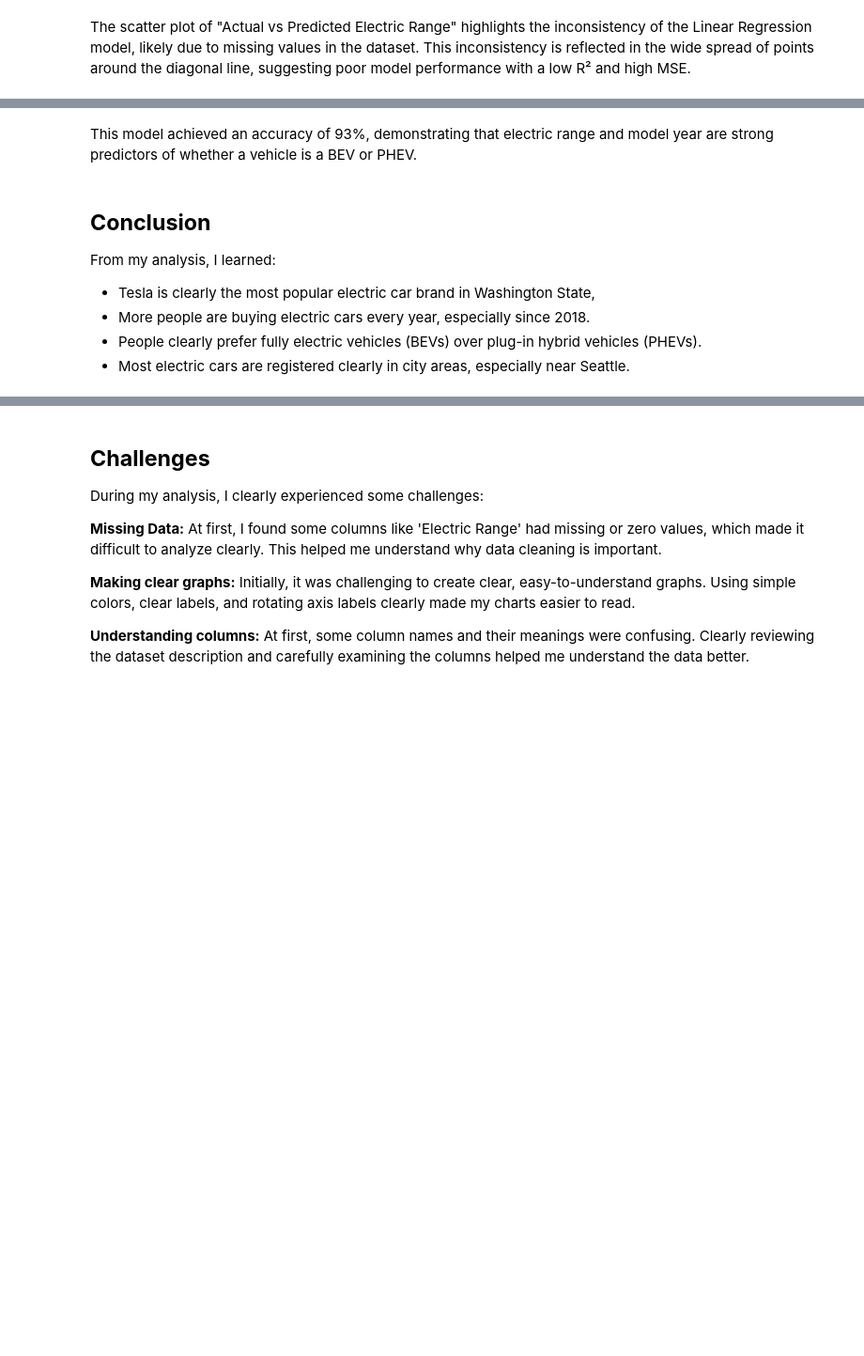
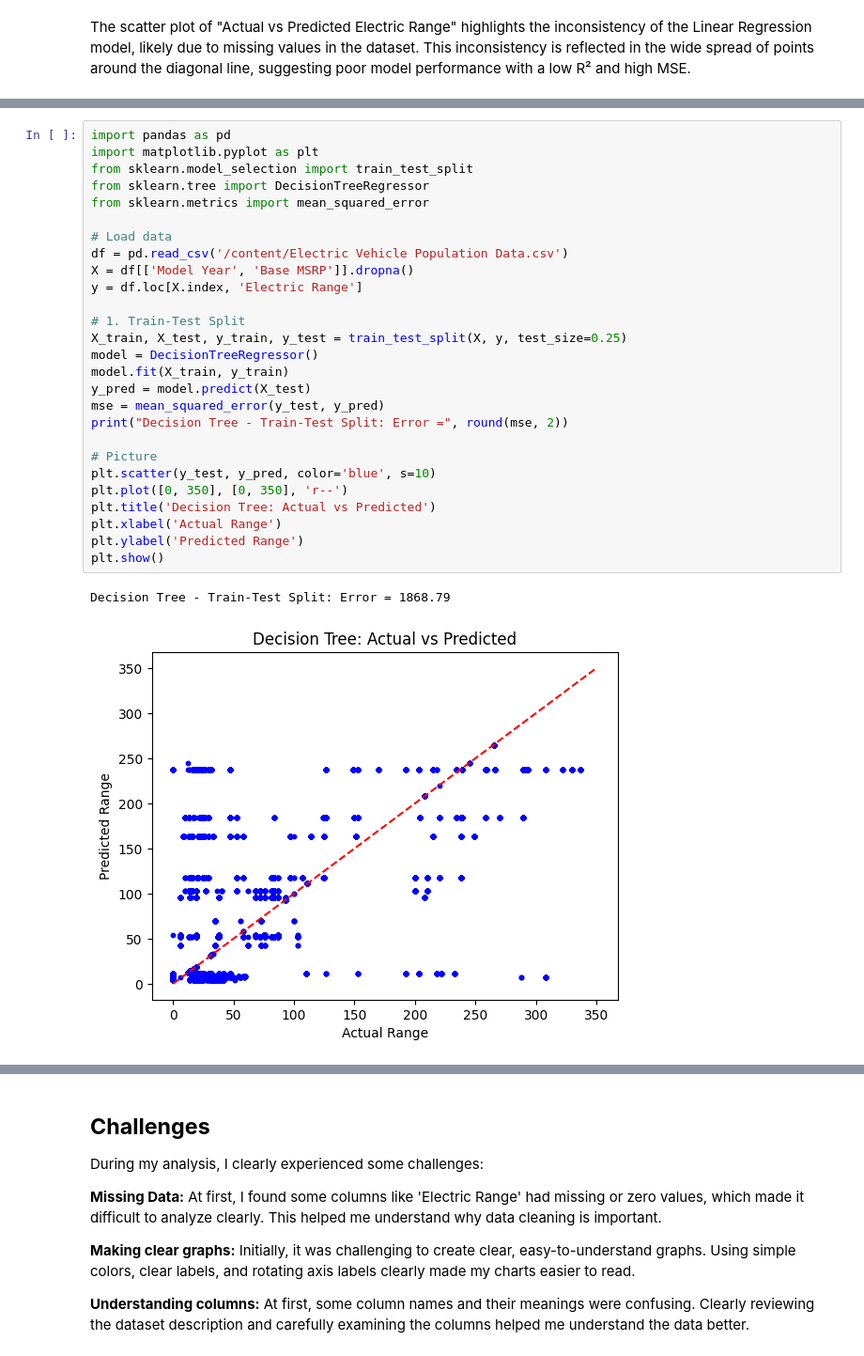
Before and after one commit to AlinaUK/Alina_Business_Card, a Jupyter notebook: ELECTRIC_VEHICLE.ipynb, the cells around one changed output, grey strips where cells are left out. Shown at 94% size. Saved outputs shown, nothing was run; the diff lists cells and outputs as text; blank space fills up the shorter version.

```diff
--- a/ELECTRIC_VEHICLE.ipynb
+++ b/ELECTRIC_VEHICLE.ipynb
@@ -619,10 +459,30 @@ plt.show()
-# %% [markdown]
-This model achieved an accuracy of 93%, demonstrating that electric range and model year are strong predictors of whether a vehicle is a BEV or PHEV.
-# %% [markdown]
-## **Conclusion**
-From my analysis, I learned:
-
-*   Tesla is clearly the most popular electric car brand in Washington State,
-*   More people are buying electric cars every year, especially since 2018.
-*   People clearly prefer fully electric vehicles (BEVs) over plug-in hybrid vehicles (PHEVs).
-*   Most electric cars are registered clearly in city areas, especially near Seattle.
+# %%
+import pandas as pd
+import matplotlib.pyplot as plt
+from sklearn.model_selection import train_test_split
+from sklearn.tree import DecisionTreeRegressor
+from sklearn.metrics import mean_squared_error
+
+# Load data
+df = pd.read_csv('/content/Electric Vehicle Population Data.csv')
+X = df[['Model Year', 'Base MSRP']].dropna()
+y = df.loc[X.index, 'Electric Range']
+
+# 1. Train-Test Split
+X_train, X_test, y_train, y_test = train_test_split(X, y, test_size=0.25)
+model = DecisionTreeRegressor()
+model.fit(X_train, y_train)
+y_pred = model.predict(X_test)
+mse = mean_squared_error(y_test, y_pred)
+print("Decision Tree - Train-Test Split: Error =", round(mse, 2))
+
+# Picture
+plt.scatter(y_test, y_pred, color='blue', s=10)
+plt.plot([0, 350], [0, 350], 'r--')
+plt.title('Decision Tree: Actual vs Predicted')
+plt.xlabel('Actual Range')
+plt.ylabel('Predicted Range')
+plt.show()
+# %% [output]
+Decision Tree - Train-Test Split: Error = 1868.79
+[figure, added]
```
Also changed, not shown: parts of 27 cells of this notebook.
